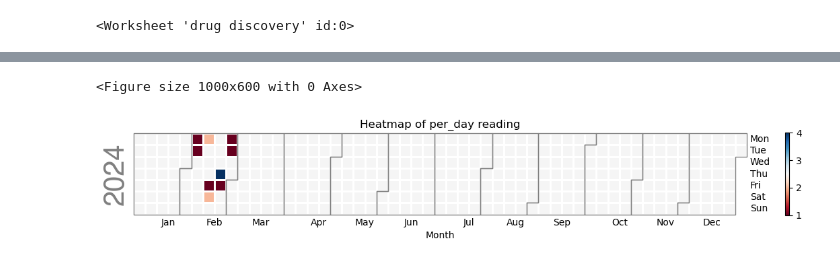
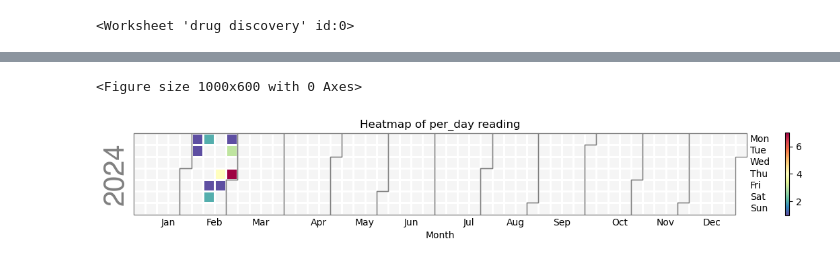
Before and after one commit to ymanasa2022/personal_analysis, a Jupyter notebook: reading_plot.ipynb, the cells around one changed output, grey strips where cells are left out. Saved outputs shown, nothing was run; the diff lists cells and outputs as text; code cells hidden in the pictures.

```diff
--- a/reading_plot.ipynb
+++ b/reading_plot.ipynb
@@ -91,11 +94,11 @@ df
 # %%
 plt.figure(figsize=(10, 6))
-calplot.calplot(data=df['per_day'], cmap='RdBu')
+calplot.calplot(data=df['per_day'], cmap='Spectral_r')
 
 plt.title('Heatmap of per_day reading')
 plt.xlabel('Month')
 plt.ylabel('2024')
 plt.show()
 # %% [output]
 <Figure size 1000x600 with 0 Axes>
-[figure, old version]
+[figure, new version]
```
Also changed, not shown: parts of 4 cells of this notebook.
